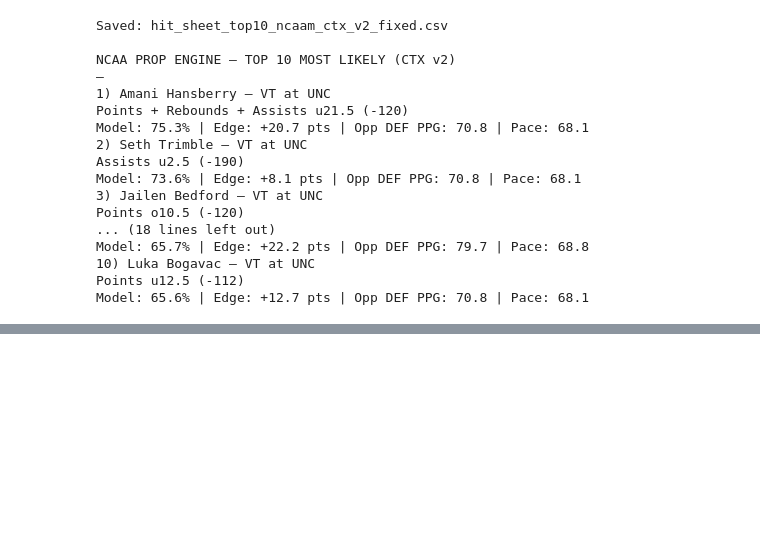
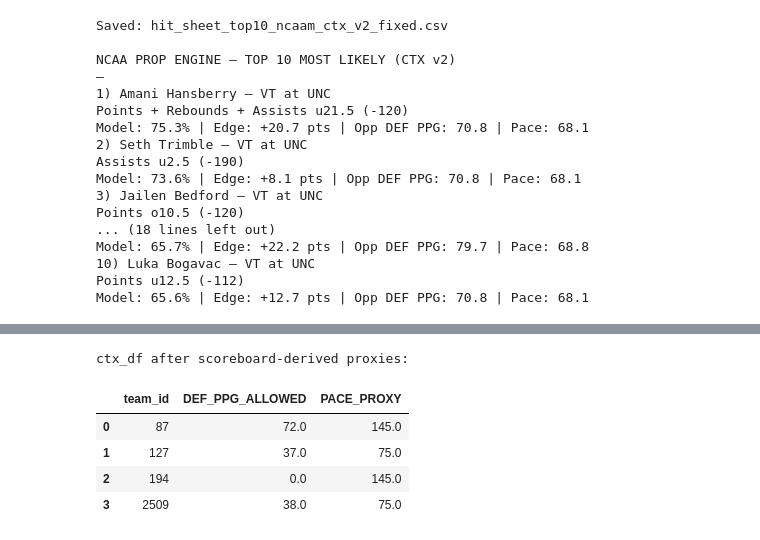
Before and after one commit to dchav12/New-stable-, a Jupyter notebook: NCAA_Player_Prop_hit_rater.ipynb, the cells around one changed output, grey strips where cells are left out. Drawn from its saved outputs; the diff is of its cells as text; code cells hidden in the pictures; blank space fills up the shorter version.

```diff
--- a/NCAA_Player_Prop_hit_rater.ipynb
+++ b/NCAA_Player_Prop_hit_rater.ipynb
@@ -8637,0 +9640,72 @@ Model: 65.6% | Edge: +12.7 pts | Opp DEF PPG: 70.8 | Pace: 68.1
+# %%
+import pandas as pd, numpy as np
+
+# Use the totals_df we already built (team_id, total_points), but rebuild a richer frame from scoreboard pulls:
+# We need team points + opponent points per game.
+
+def pull_scoreboard_team_rows(dates):
+    rows=[]
+    for d in dates:
+        sb = get_json(SCOREBOARD, params={"dates": d, "limit": 300})
+        for ev in sb.get("events", []) or []:
+            comp = (ev.get("competitions") or [{}])[0]
+            comps = comp.get("competitors") or []
+            if len(comps) < 2:
+                continue
+
+            # grab the two teams
+            t0, t1 = comps[0], comps[1]
+
+            def tid_and_pts(c):
+                t = c.get("team") or {}
+                tid = t.get("id")
+                score = c.get("score")
+                try:
+                    pts = float(score) if score is not None else np.nan
+                except:
+                    pts = np.nan
+                return (int(tid) if tid is not None else None, pts)
+
+            id0, p0 = tid_and_pts(t0)
+            id1, p1 = tid_and_pts(t1)
+            if id0 is None or id1 is None:
+                continue
+
+            total = np.nan
+            if not np.isnan(p0) and not np.isnan(p1):
+                total = p0 + p1
+
+            # row for each team: points_for, points_against, total
+            rows.append({"team_id": id0, "date": d, "pf": p0, "pa": p1, "total": total})
+            rows.append({"team_id": id1, "date": d, "pf": p1, "pa": p0, "total": total})
+    return pd.DataFrame(rows)
+
+team_games_df = pull_scoreboard_team_rows(dates)
+
+# Compute proxies:
+# DEF_PPG_ALLOWED proxy = avg points against (pa)
+# PACE proxy = avg total points
+def_proxy = team_games_df.groupby("team_id")["pa"].mean().reset_index().rename(columns={"pa":"DEF_PPG_ALLOWED_PROXY"})
+pace_proxy2 = team_games_df.groupby("team_id")["total"].mean().reset_index().rename(columns={"total":"PACE_PROXY"})
+
+# Merge into ctx_df and override the bad ESPN stat pull
+ctx_df = ctx_df.drop(columns=["DEF_PPG_ALLOWED","PACE_PROXY"], errors="ignore") \
+               .merge(def_proxy, on="team_id", how="left") \
+               .merge(pace_proxy2, on="team_id", how="left")
+
+# Fill baselines if missing
+ctx_df["DEF_PPG_ALLOWED_PROXY"] = ctx_df["DEF_PPG_ALLOWED_PROXY"].fillna(72.0)
+ctx_df["PACE_PROXY"] = ctx_df["PACE_PROXY"].replace(0, np.nan).fillna(145.0)
+
+# Rename to match downstream CTX cell expectations
+ctx_df = ctx_df.rename(columns={"DEF_PPG_ALLOWED_PROXY":"DEF_PPG_ALLOWED"})
+
+print("ctx_df after scoreboard-derived proxies:")
+display(ctx_df)
+# %% [output]
+ctx_df after scoreboard-derived proxies:
+|  | team_id | DEF_PPG_ALLOWED | PACE_PROXY |
+| 0 | 87 | 72.0 | 145.0 |
+| 1 | 127 | 37.0 | 75.0 |
+| 2 | 194 | 0.0 | 145.0 |
+| 3 | 2509 | 38.0 | 75.0 |
```
Also changed, not shown: parts of 35 cells of this notebook.
